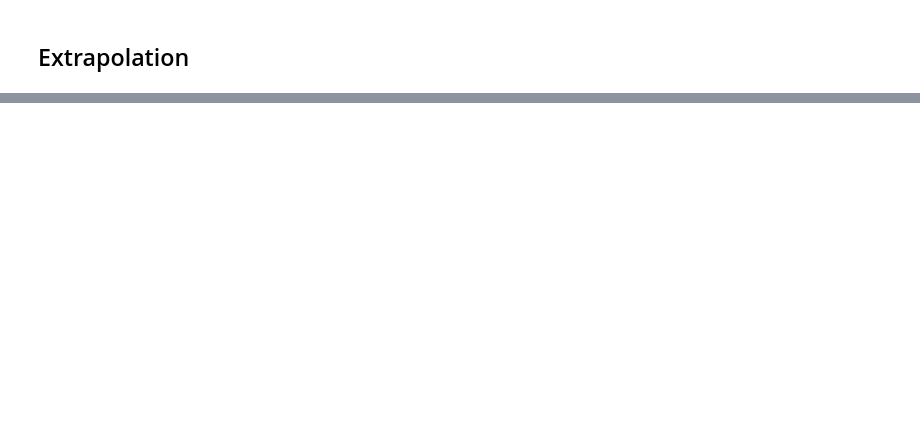
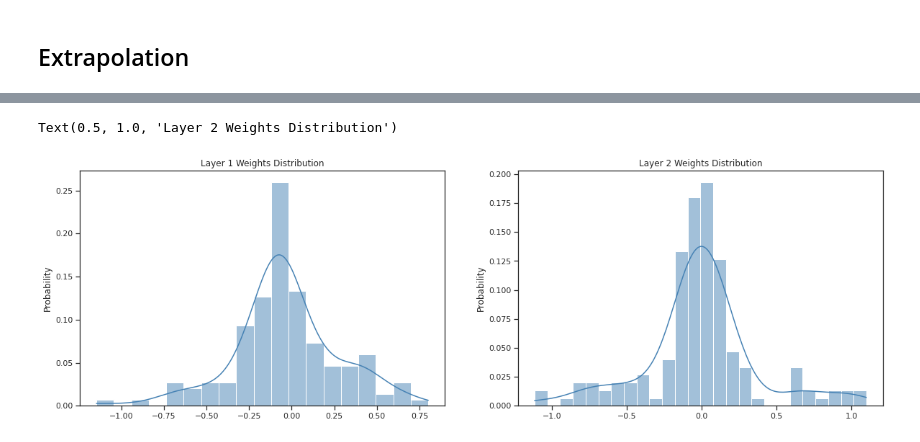
Before and after one commit to farenga/abe-pnode, a Jupyter notebook: 2_Lotka_Volterra_Spiral.ipynb, the cells around one changed output, grey strips where cells are left out. Saved outputs shown, nothing was run; the diff lists cells and outputs as text; code cells hidden in the pictures; blank space fills up the shorter version.

Commit message:
add weights distribution

```diff
--- a/2_Lotka_Volterra_Spiral.ipynb
+++ b/2_Lotka_Volterra_Spiral.ipynb
@@ -286,0 +298,13 @@ ax_phase_3_test.plot(pred_u.detach().numpy()[len(t_train):, :, 1], pred_u.detach
+# %%
+weights=[]
+for w in func.parameters():
+  weights.append(w.detach().numpy())
+# %%
+fig, axes = plt.subplots(1, 2, figsize=(20, 6))
+sns.despine(f)
+
+sns.histplot(weights[0].reshape(150),kde=True,stat='probability',color="steelblue", label="Layer 1",ax=axes[0]).set_title('Layer 1 Weights Distribution')
+sns.histplot(weights[2].reshape(150),kde=True,stat='probability',color="steelblue", label="Layer 1",ax=axes[1]).set_title('Layer 2 Weights Distribution')
+# %% [output]
+Text(0.5, 1.0, 'Layer 2 Weights Distribution')
+[figure, added]
```
Also changed, not shown: parts of 8 cells of this notebook.
